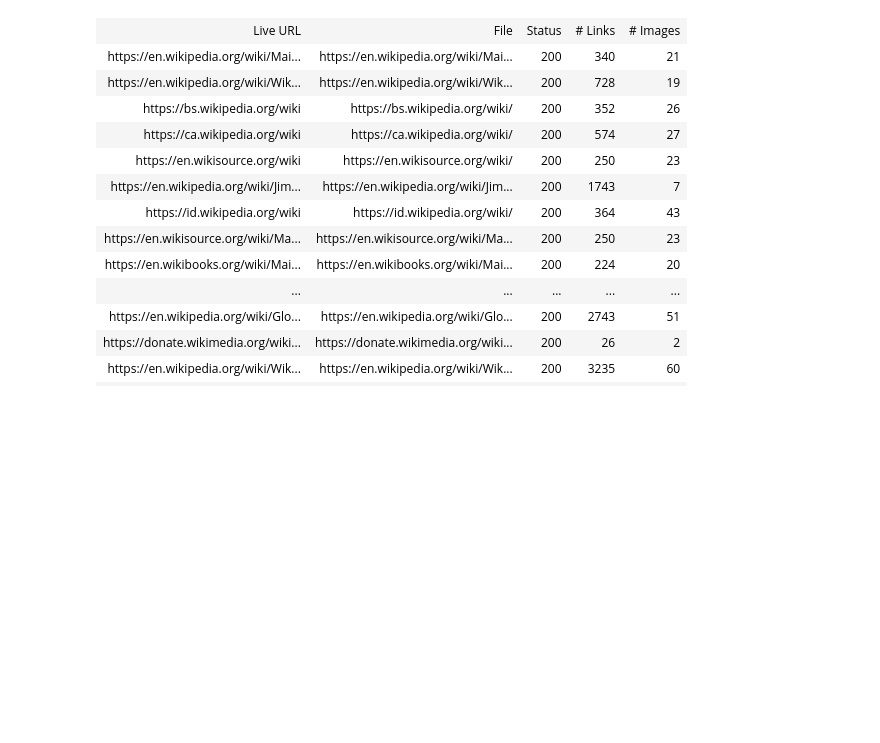
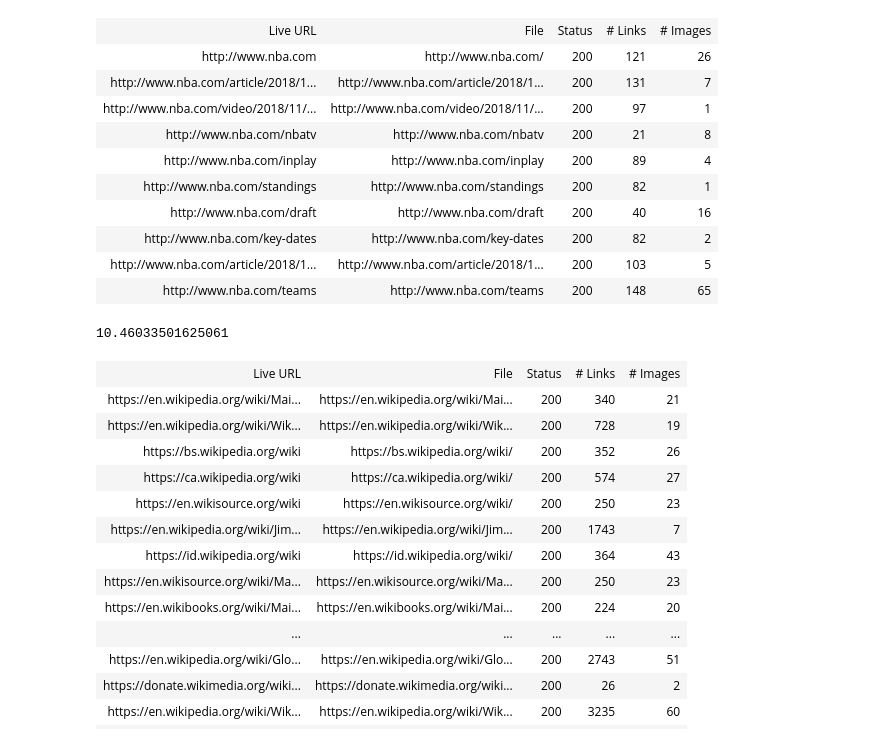
Before and after one commit to eaheah/info-retrieval-project-2, a Jupyter notebook: demonstration.ipynb, the cells around one changed output. Drawn from its saved outputs; the diff is of its cells as text; code cells hidden in the pictures; blank space fills up the shorter version.

```diff
--- a/demonstration.ipynb
+++ b/demonstration.ipynb
@@ -10,8 +13,21 @@ import warnings
 warnings.filterwarnings('ignore')
 # %%
 s = time.time()
-wiki_crawler = WebCrawler(seed='https://en.wikipedia.org/wiki/Main_Page', num_pages=100, domain='')
+wiki_crawler = WebCrawler(seed='http://www.nba.com/', num_pages=10, domain='www.nba.com', threaded=True)
 print(time.time() - s)
+# %% [output]
+| Live URL | File | Status | # Links | # Images |
+| http://www.nba.com | http://www.nba.com/ | 200 | 121 | 26 |
+| http://www.nba.com/article/2018/1... | http://www.nba.com/article/2018/1... | 200 | 131 | 7 |
+| http://www.nba.com/video/2018/11/... | http://www.nba.com/video/2018/11/... | 200 | 97 | 1 |
+| http://www.nba.com/nbatv | http://www.nba.com/nbatv | 200 | 21 | 8 |
+| http://www.nba.com/inplay | http://www.nba.com/inplay | 200 | 89 | 4 |
+| http://www.nba.com/standings | http://www.nba.com/standings | 200 | 82 | 1 |
+| http://www.nba.com/draft | http://www.nba.com/draft | 200 | 40 | 16 |
+| http://www.nba.com/key-dates | http://www.nba.com/key-dates | 200 | 82 | 2 |
+| http://www.nba.com/article/2018/1... | http://www.nba.com/article/2018/1... | 200 | 103 | 5 |
+| http://www.nba.com/teams | http://www.nba.com/teams | 200 | 148 | 65 |
+10.46033501625061
 # %%
 s = time.time()
 wiki_crawler = WebCrawler(seed='https://en.wikipedia.org/wiki/Main_Page', threaded=True, num_pages=100, domain='')
```
Also changed, not shown: parts of 1 cell of this notebook, 3 other files.
